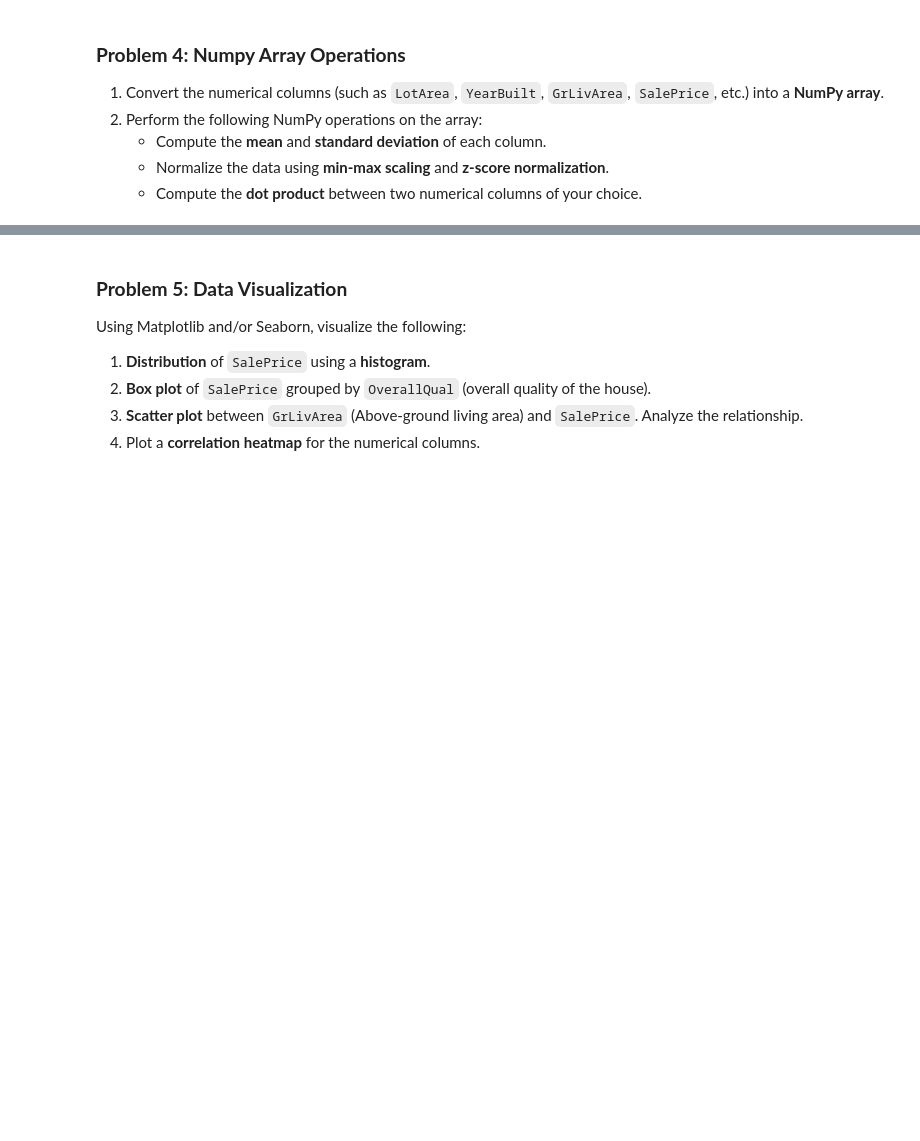
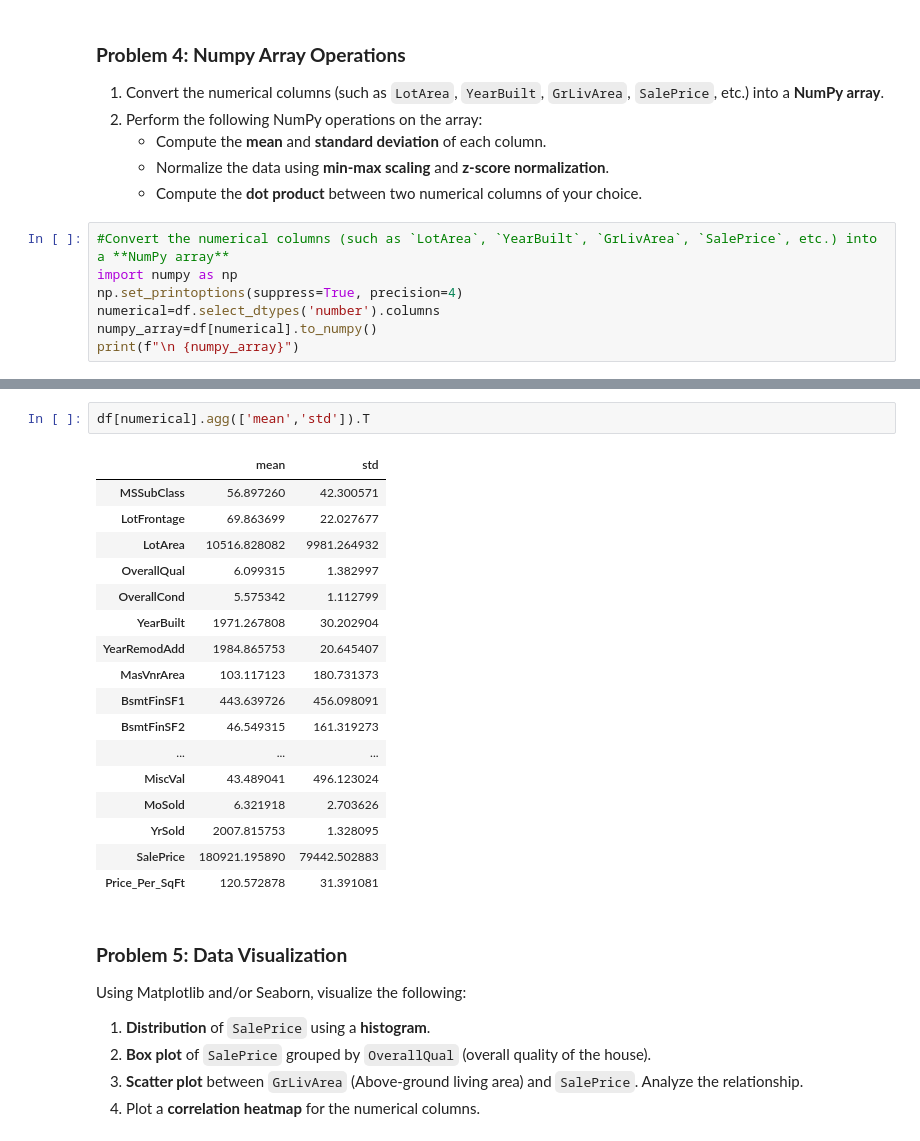
Before and after one commit to abinhyanmikha/Data-Science, a Jupyter notebook: Assignment/Assignment7/Assignment-07_Sep11.ipynb, the cells around one changed output, grey strips where cells are left out. Cells and saved outputs as stored; diff of their text form; blank space fills up the shorter version.

```diff
--- a/Assignment/Assignment7/Assignment-07_Sep11.ipynb
+++ b/Assignment/Assignment7/Assignment-07_Sep11.ipynb
@@ -440,3 +546,10 @@ df.sort_values(by='Price_Per_SqFt', ascending=False).head(10)
    - Compute the **mean** and **standard deviation** of each column.
    - Normalize the data using **min-max scaling** and **z-score normalization**.
    - Compute the **dot product** between two numerical columns of your choice.
+# %%
+#Convert the numerical columns (such as `LotArea`, `YearBuilt`, `GrLivArea`, `SalePrice`, etc.) into a **NumPy array**
+import numpy as np
+np.set_printoptions(suppress=True, precision=4)
+numerical=df.select_dtypes('number').columns
+numpy_array=df[numerical].to_numpy()
+print(f"\n {numpy_array}")
@@ -443,3 +570,23 @@ df.sort_values(by='Price_Per_SqFt', ascending=False).head(10)
+# %%
+df[numerical].agg(['mean','std']).T
+# %% [output]
+|  | mean | std |
+| MSSubClass | 56.897260 | 42.300571 |
+| LotFrontage | 69.863699 | 22.027677 |
+| LotArea | 10516.828082 | 9981.264932 |
+| OverallQual | 6.099315 | 1.382997 |
+| OverallCond | 5.575342 | 1.112799 |
+| YearBuilt | 1971.267808 | 30.202904 |
+| YearRemodAdd | 1984.865753 | 20.645407 |
+| MasVnrArea | 103.117123 | 180.731373 |
+| BsmtFinSF1 | 443.639726 | 456.098091 |
+| BsmtFinSF2 | 46.549315 | 161.319273 |
+| ... | ... | ... |
+| MiscVal | 43.489041 | 496.123024 |
+| MoSold | 6.321918 | 2.703626 |
+| YrSold | 2007.815753 | 1.328095 |
+| SalePrice | 180921.195890 | 79442.502883 |
+| Price_Per_SqFt | 120.572878 | 31.391081 |
 # %% [markdown]
 ### **Problem 5: Data Visualization**
 Using Matplotlib and/or Seaborn, visualize the following:
```
Also changed, not shown: parts of 7 cells of this notebook, 3 other files.
